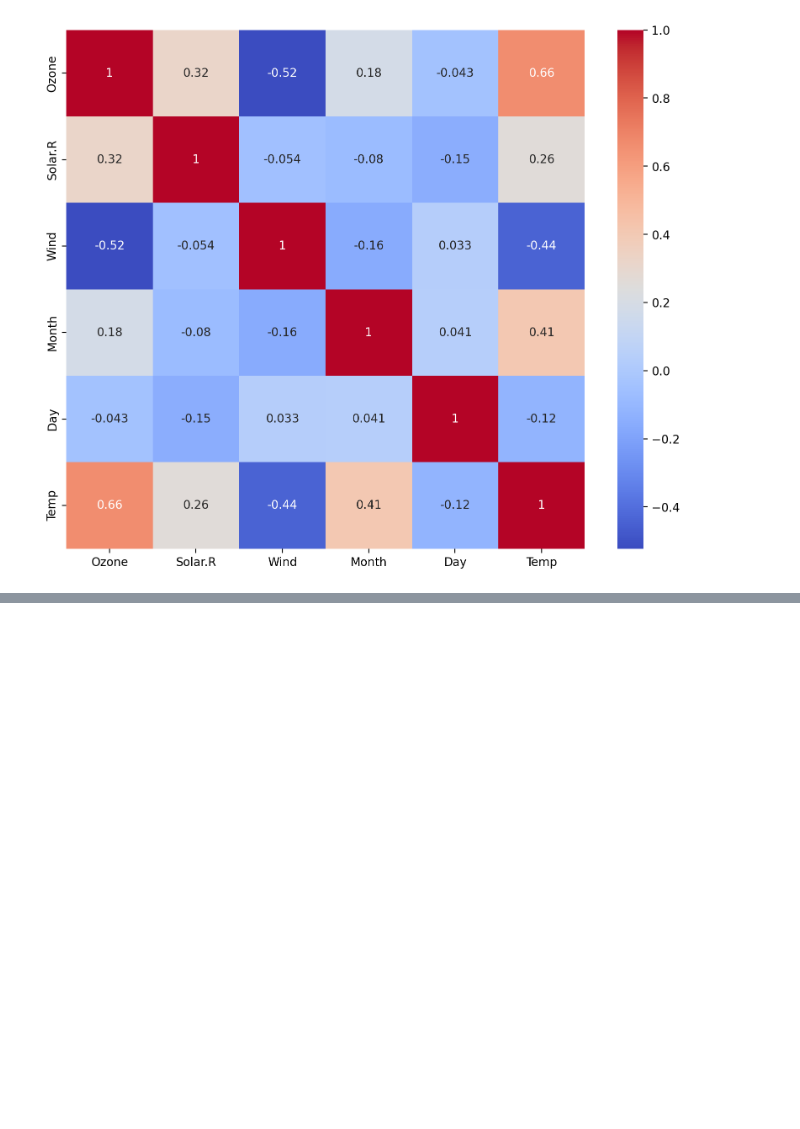
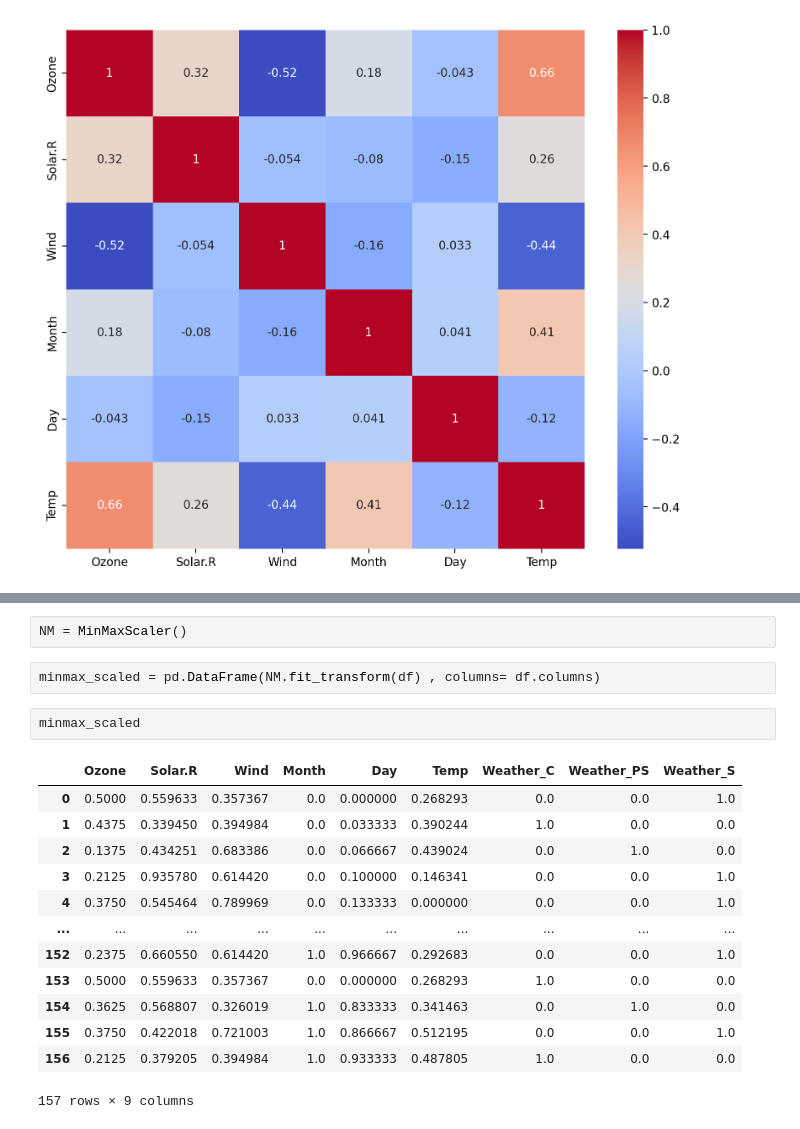
Before and after one commit to Rushi-code1/Data_Science_Practice, a Jupyter notebook: Machine Learnng/01_EDA.ipynb, the cells around one changed output, grey strips where cells are left out. Drawn from its saved outputs; the diff is of its cells as text; blank space fills up the shorter version.

```diff
--- a/Machine Learnng/01_EDA.ipynb
+++ b/Machine Learnng/01_EDA.ipynb
@@ -387,0 +467,20 @@ sns.heatmap(df.corr(numeric_only=True), annot=True, cmap='coolwarm', square=True
+# %%
+NM = MinMaxScaler()
+# %%
+minmax_scaled = pd.DataFrame(NM.fit_transform(df) , columns= df.columns)
+# %%
+minmax_scaled
+# %% [output]
+|  | Ozone | Solar.R | Wind | Month | Day | Temp | Weather_C | Weather_PS | Weather_S |
+| 0 | 0.5000 | 0.559633 | 0.357367 | 0.0 | 0.000000 | 0.268293 | 0.0 | 0.0 | 1.0 |
+| 1 | 0.4375 | 0.339450 | 0.394984 | 0.0 | 0.033333 | 0.390244 | 1.0 | 0.0 | 0.0 |
+| 2 | 0.1375 | 0.434251 | 0.683386 | 0.0 | 0.066667 | 0.439024 | 0.0 | 1.0 | 0.0 |
+| 3 | 0.2125 | 0.935780 | 0.614420 | 0.0 | 0.100000 | 0.146341 | 0.0 | 0.0 | 1.0 |
+| 4 | 0.3750 | 0.545464 | 0.789969 | 0.0 | 0.133333 | 0.000000 | 0.0 | 0.0 | 1.0 |
+| ... | ... | ... | ... | ... | ... | ... | ... | ... | ... |
+| 152 | 0.2375 | 0.660550 | 0.614420 | 1.0 | 0.966667 | 0.292683 | 0.0 | 0.0 | 1.0 |
+| 153 | 0.5000 | 0.559633 | 0.357367 | 0.0 | 0.000000 | 0.268293 | 1.0 | 0.0 | 0.0 |
+| 154 | 0.3625 | 0.568807 | 0.326019 | 1.0 | 0.833333 | 0.341463 | 0.0 | 1.0 | 0.0 |
+| 155 | 0.3750 | 0.422018 | 0.721003 | 1.0 | 0.866667 | 0.512195 | 0.0 | 0.0 | 1.0 |
+| 156 | 0.2125 | 0.379205 | 0.394984 | 1.0 | 0.933333 | 0.487805 | 1.0 | 0.0 | 0.0 |
+157 rows × 9 columns
```
Also changed, not shown: parts of 12 cells of this notebook.
